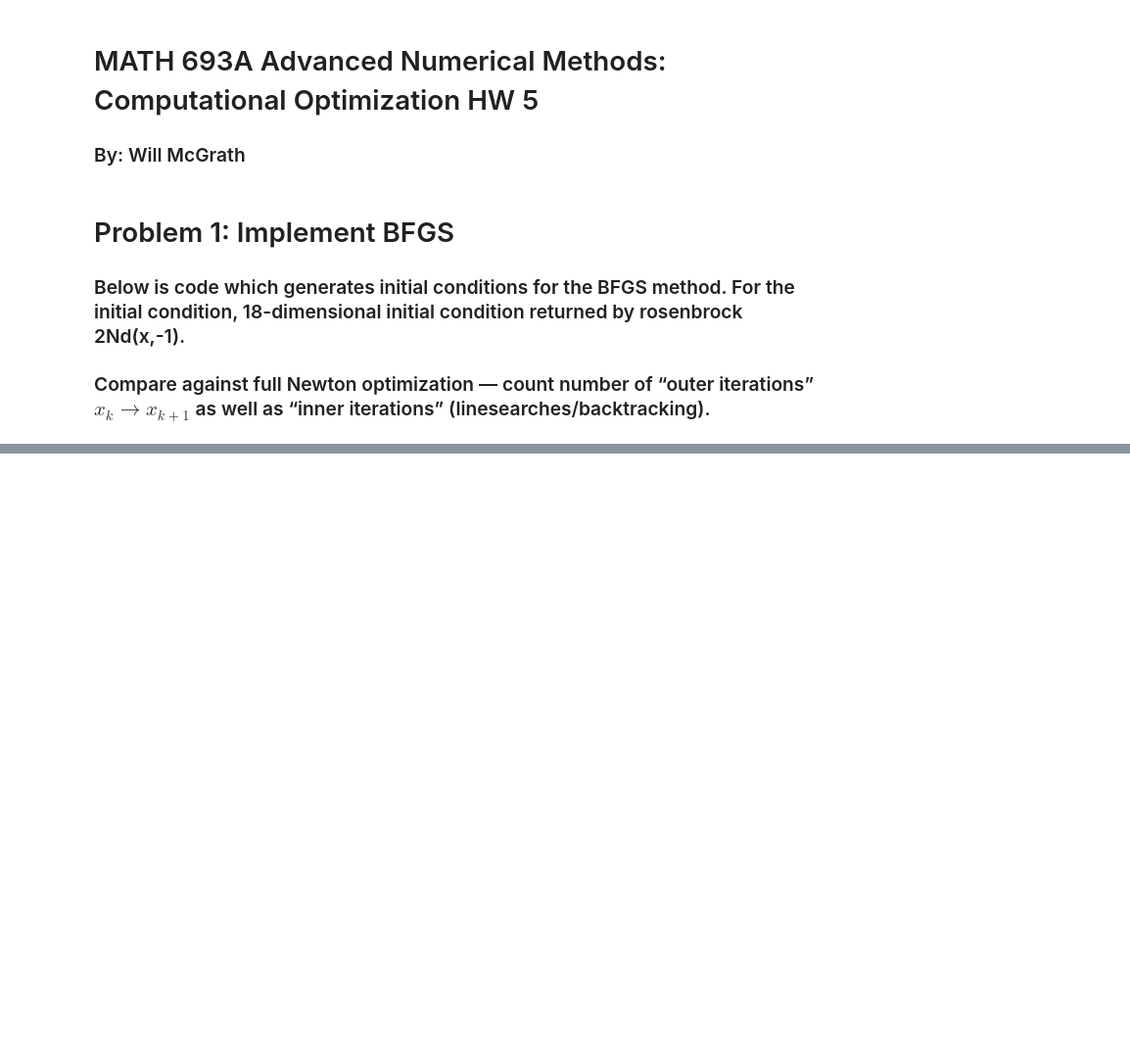
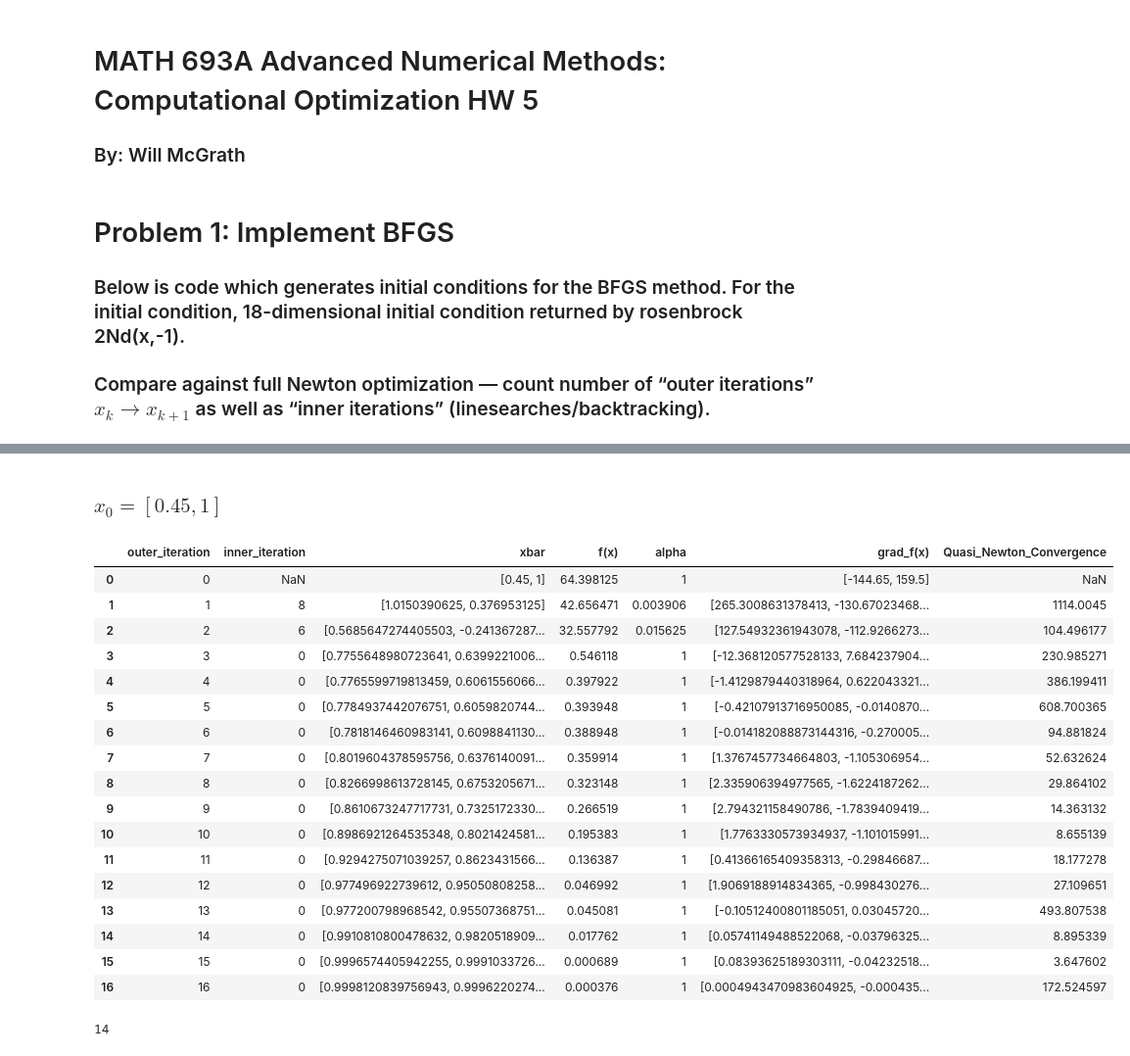
Before and after one commit to wpmcgrath95/MATH-693A-Advanced-Numerical-Methods, a Jupyter notebook: python/homework5.ipynb, the cells around one changed output, grey strips where cells are left out. Shown at 98% size. Saved outputs shown, nothing was run; the diff lists cells and outputs as text; code cells hidden in the pictures; blank space fills up the shorter version.

```diff
--- a/python/homework5.ipynb
+++ b/python/homework5.ipynb
@@ -45,30 +29,30 @@ def rosenbrock_2Nd(x, order):
         x0h4   = (xn + x0h3) / 2
         x0h5   = 2 * x0hard
 
-        r = np.array([x0easy, x0e2, x0e3, x0e4, x0hard, x0h2, x0h3, x0h4, x0h5])
+        R = np.array([x0easy, x0e2, x0e3, x0e4, x0hard, x0h2, x0h3, x0h4, x0h5])
 
-        return r
+        return R
+
+    rb2d = lambda x: 100 * (x[1] - x[0]**2)**2 + (1 - x[0]**2)
+    rb2d_x = lambda x: -400 * (x[1] - x[0]**2) * x[0] - 2 + 2 * x[0]
+    rb2d_xx = lambda x: 1200 * x[0]**2 - 400 * x[1] + 2
+    rb2d_xy = lambda x: -400 * x[0]
+    rb2d_y = lambda x: 200 * x[1] - 200 * x[0]**2
+    rb2d_yy = lambda x: 200
+    rb2d_grad = lambda x: np.array([rb2d_x(x), rb2d_y(x)])
+    rb2d_hess = lambda x: np.array([[rb2d_xx(x), rb2d_xy(x)],[rb2d_xy(x), rb2d_yy(x)]])
 
     # 1D versions
     # the function and derivatives needed to compute the
-    # gradient and the Hessian
-    nx = len(x)
+    # gradient and the hessian
     if order == 0:
-        r = np.zeros((1,1))
-        for k in range(0, nx-2, 2):
-            r = r + objective_func([k, k + 1])
+        return rb2d(x)
 
     elif order == 1:
-        r = np.zeros((nx,1))
-        for k in range(0, nx-2, 2):
-            r[k:k+1,1] = gradient([k, k + 1])
+        return rb2d_grad(x)
 
     elif order == 2:
-        r = np.zeros((nx, nx))
-        for k in range(0, nx-2, 2):
-            r[k:k+1, k:k+1] = hessian([k, k + 1])
+        return rb2d_hess(x)
 
     else:
         print(f'Cannot compute derviates of order {order}')
-
-    return r
@@ -86,0 +304,28 @@ array([[0., 0.],
+# %% [markdown]
+### $x_0 = [0.45, 1]$
+# %%
+bfgs_df_7 = bfgs_method([0.45, 1])
+bfgs_df_7
+# %% [output]
+|  | outer_iteration | inner_iteration | xbar | f(x) | alpha | grad_f(x) | Quasi_Newton_Convergence |
+| 0 | 0 | NaN | [0.45, 1] | 64.398125 | 1 | [-144.65, 159.5] | NaN |
+| 1 | 1 | 8 | [1.0150390625, 0.376953125] | 42.656471 | 0.003906 | [265.3008631378413, -130.67023468... | 1114.0045 |
+| 2 | 2 | 6 | [0.5685647274405503, -0.241367287... | 32.557792 | 0.015625 | [127.54932361943078, -112.9266273... | 104.496177 |
+| 3 | 3 | 0 | [0.7755648980723641, 0.6399221006... | 0.546118 | 1 | [-12.368120577528133, 7.684237904... | 230.985271 |
+| 4 | 4 | 0 | [0.7765599719813459, 0.6061556066... | 0.397922 | 1 | [-1.4129879440318964, 0.622043321... | 386.199411 |
+| 5 | 5 | 0 | [0.7784937442076751, 0.6059820744... | 0.393948 | 1 | [-0.42107913716950085, -0.0140870... | 608.700365 |
+| 6 | 6 | 0 | [0.7818146460983141, 0.6098841130... | 0.388948 | 1 | [-0.014182088873144316, -0.270005... | 94.881824 |
+| 7 | 7 | 0 | [0.8019604378595756, 0.6376140091... | 0.359914 | 1 | [1.3767457734664803, -1.105306954... | 52.632624 |
+| 8 | 8 | 0 | [0.8266998613728145, 0.6753205671... | 0.323148 | 1 | [2.335906394977565, -1.6224187262... | 29.864102 |
+| 9 | 9 | 0 | [0.8610673247717731, 0.7325172330... | 0.266519 | 1 | [2.794321158490786, -1.7839409419... | 14.363132 |
+| 10 | 10 | 0 | [0.8986921264535348, 0.8021424581... | 0.195383 | 1 | [1.7763330573934937, -1.101015991... | 8.655139 |
+| 11 | 11 | 0 | [0.9294275071039257, 0.8623431566... | 0.136387 | 1 | [0.41366165409358313, -0.29846687... | 18.177278 |
+| 12 | 12 | 0 | [0.977496922739612, 0.95050808258... | 0.046992 | 1 | [1.9069188914834365, -0.998430276... | 27.109651 |
+| 13 | 13 | 0 | [0.977200798968542, 0.95507368751... | 0.045081 | 1 | [-0.10512400801185051, 0.03045720... | 493.807538 |
+| 14 | 14 | 0 | [0.9910810800478632, 0.9820518909... | 0.017762 | 1 | [0.05741149488522068, -0.03796325... | 8.895339 |
+| 15 | 15 | 0 | [0.9996574405942255, 0.9991033726... | 0.000689 | 1 | [0.08393625189303111, -0.04232518... | 3.647602 |
+| 16 | 16 | 0 | [0.9998120839756943, 0.9996220274... | 0.000376 | 1 | [0.0004943470983604925, -0.000435... | 172.524597 |
+# %%
+bfgs_df_7['inner_iteration'].sum()
+# %% [output]
+14
```
Also changed, not shown: parts of 45 cells of this notebook.
